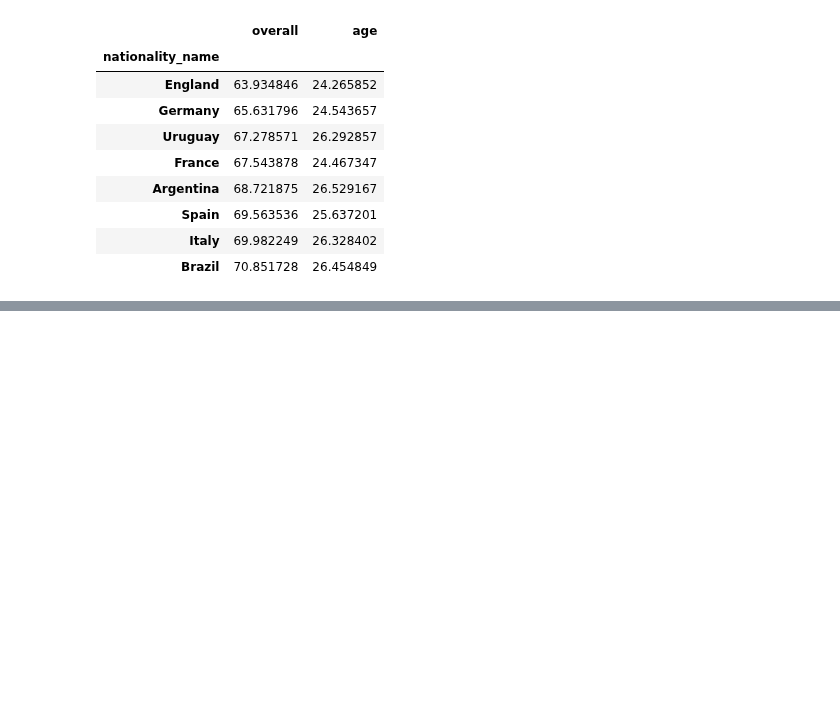
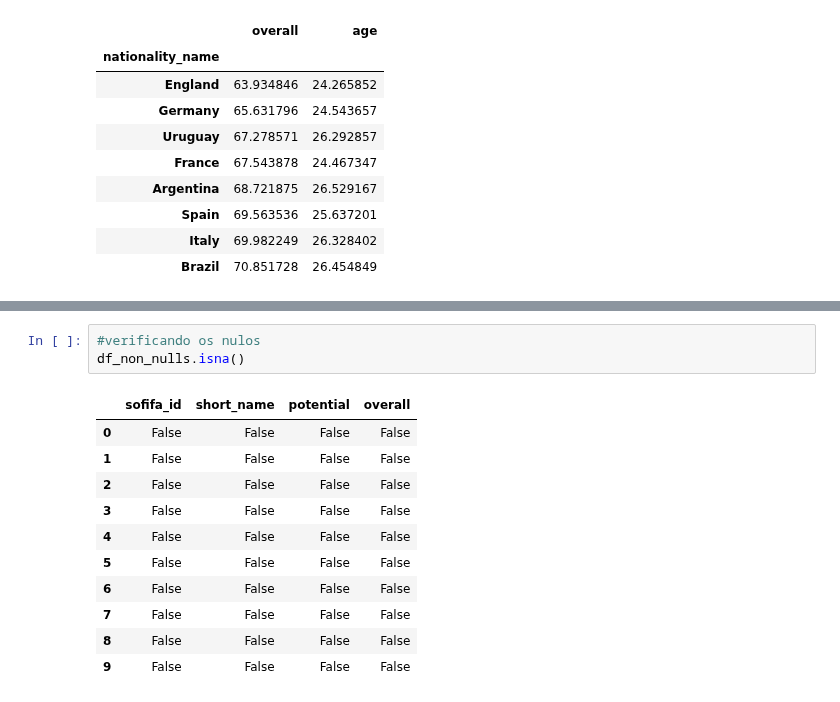
Before and after one commit to lucasghidini/AulasJupyter, a Jupyter notebook: aula1.ipynb, the cells around one changed output, grey strips where cells are left out. Saved outputs shown, nothing was run; the diff lists cells and outputs as text; blank space fills up the shorter version.

```diff
--- a/aula1.ipynb
+++ b/aula1.ipynb
@@ -486,0 +504,15 @@ champs.groupby('nationality_name')[['overall','age']].mean().sort_values(by='ove
+# %%
+#verificando os nulos
+df_non_nulls.isna()
+# %% [output]
+|  | sofifa_id | short_name | potential | overall |
+| 0 | False | False | False | False |
+| 1 | False | False | False | False |
+| 2 | False | False | False | False |
+| 3 | False | False | False | False |
+| 4 | False | False | False | False |
+| 5 | False | False | False | False |
+| 6 | False | False | False | False |
+| 7 | False | False | False | False |
+| 8 | False | False | False | False |
+| 9 | False | False | False | False |
```
Also changed, not shown: parts of 6 cells of this notebook.
